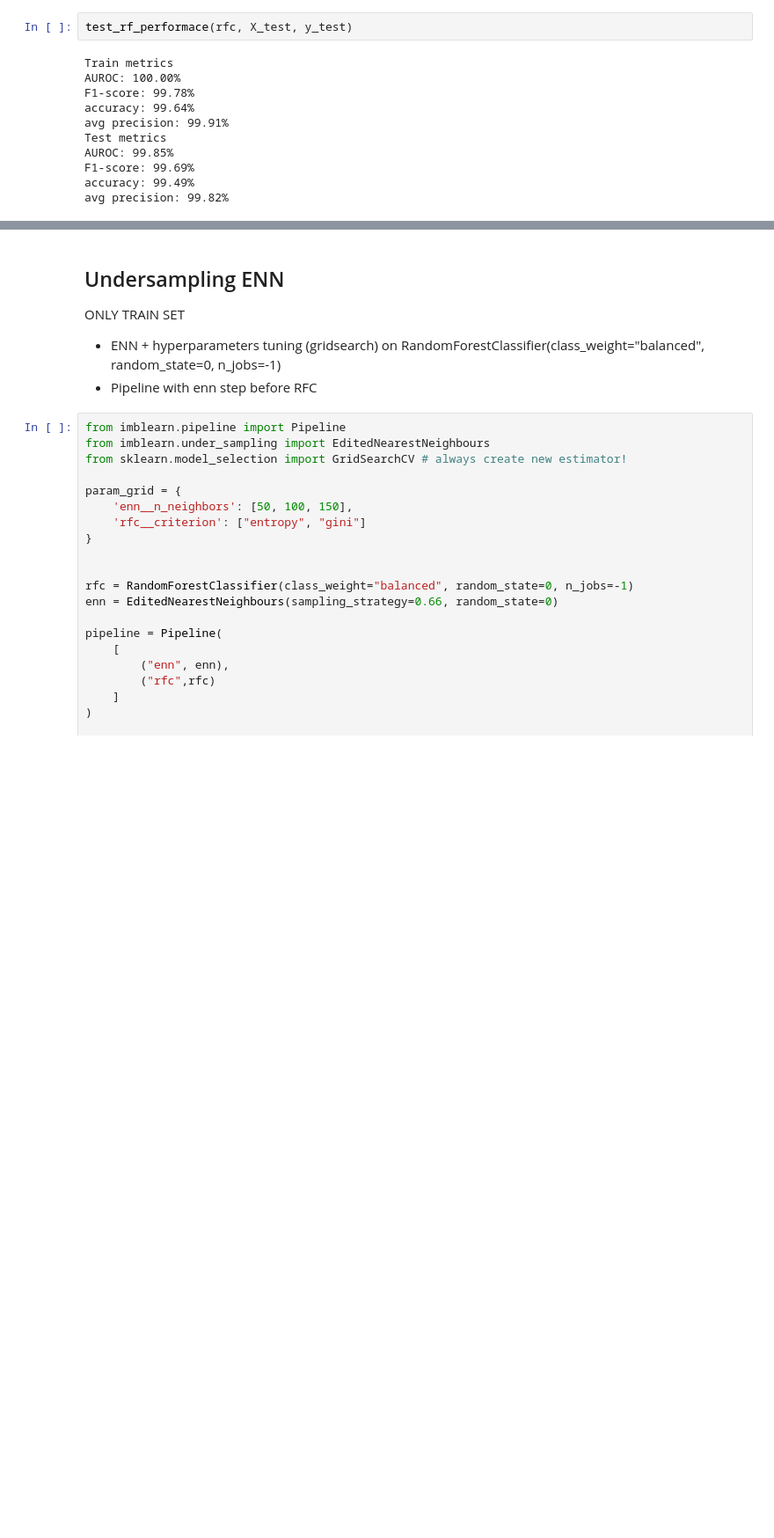
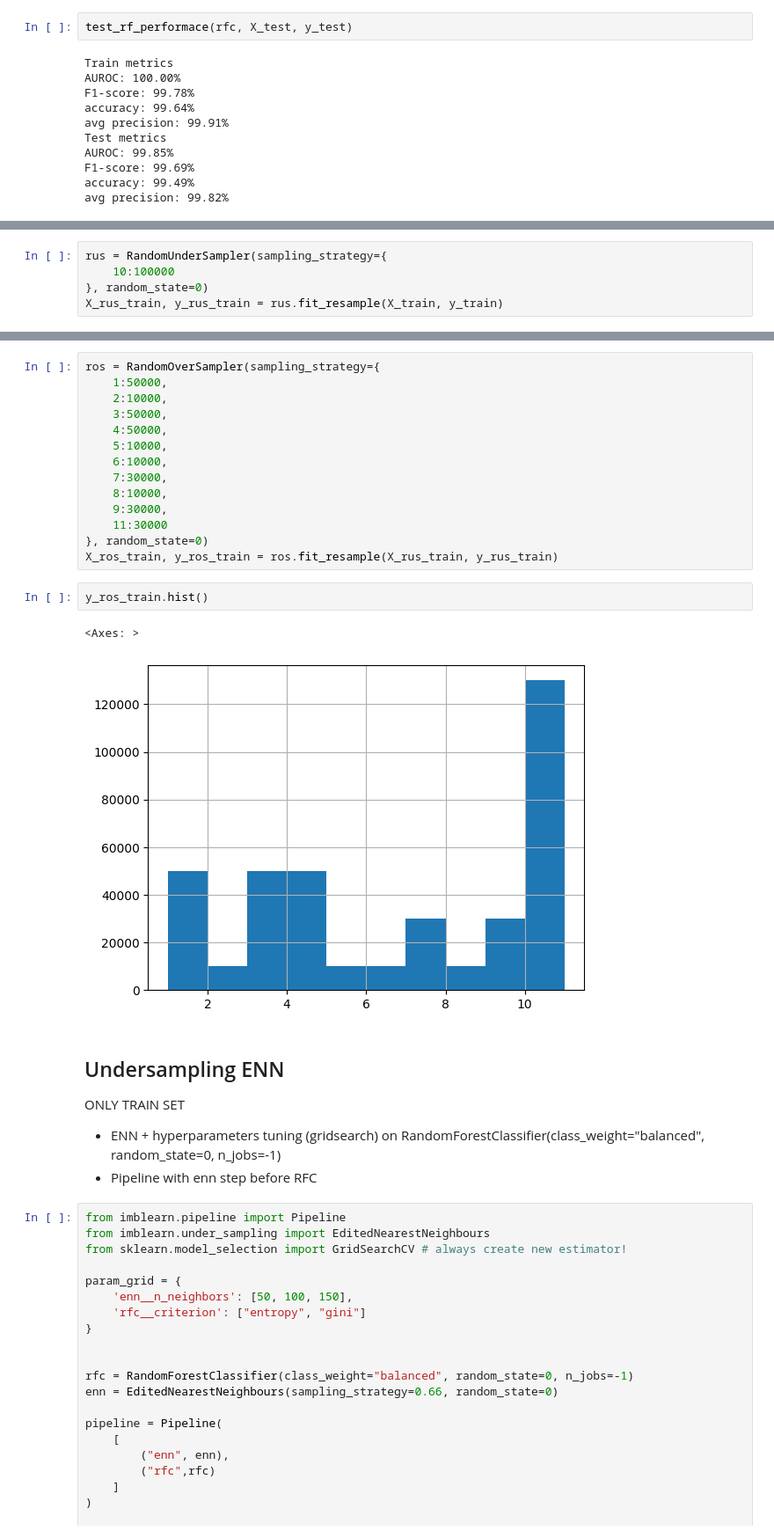
Before and after one commit to HITOfficial/data-mining, a Jupyter notebook: imbalanced-learning/checkpoint.ipynb, the cells around one changed output, grey strips where cells are left out. Shown at 88% size. Saved outputs shown, nothing was run; the diff lists cells and outputs as text; blank space fills up the shorter version.

```diff
--- a/imbalanced-learning/checkpoint.ipynb
+++ b/imbalanced-learning/checkpoint.ipynb
@@ -541,0 +513,5 @@ X_ros_train, y_ros_train = ros.fit_resample(X_rus_train, y_rus_train)
+# %%
+rus = RandomUnderSampler(sampling_strategy={
+    10:100000
+}, random_state=0)
+X_rus_train, y_rus_train = rus.fit_resample(X_train, y_train)
@@ -542,3 +542,22 @@ X_ros_train, y_ros_train = ros.fit_resample(X_rus_train, y_rus_train)
+# %%
+ros = RandomOverSampler(sampling_strategy={
+    1:50000,
+    2:10000,
+    3:50000,
+    4:50000,
+    5:10000,
+    6:10000,
+    7:30000,
+    8:10000,
+    9:30000,
+    11:30000
+}, random_state=0)
+X_ros_train, y_ros_train = ros.fit_resample(X_rus_train, y_rus_train)
+# %%
+y_ros_train.hist()
+# %% [output]
+<Axes: >
+[figure, added]
 # %% [markdown]
 ## Undersampling ENN ##
 ONLY TRAIN SET
```
Also changed, not shown: parts of 37 cells of this notebook.
